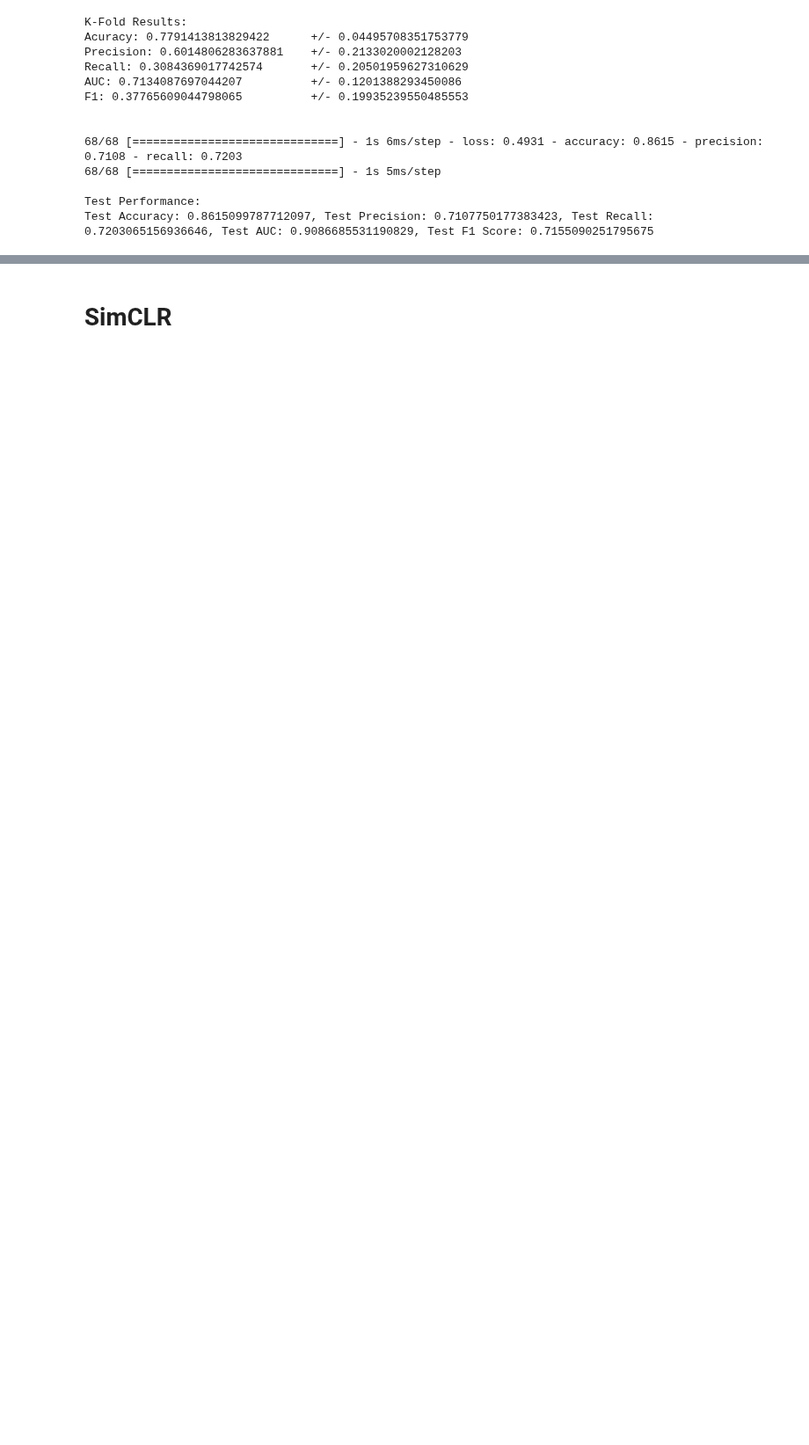
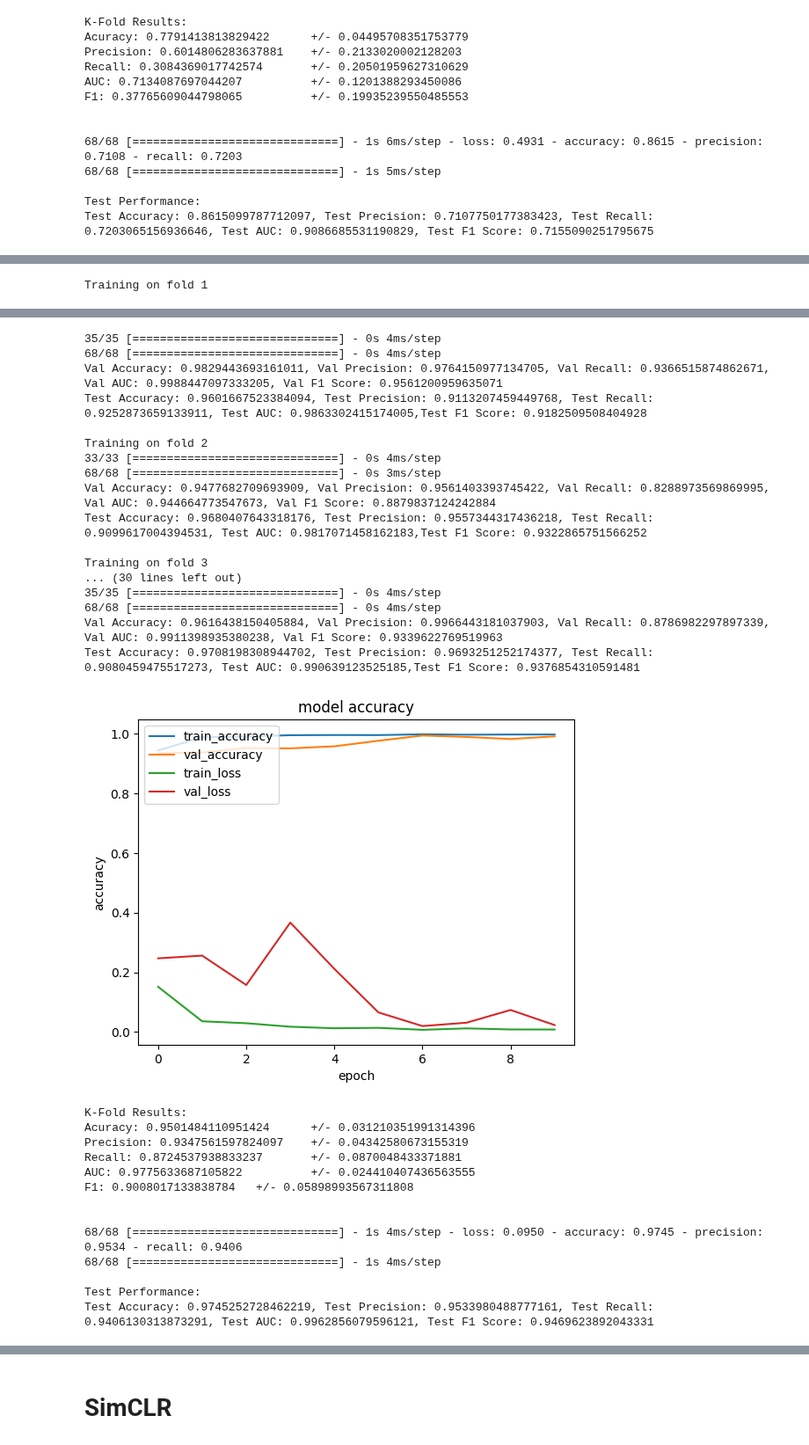
Before and after one commit to raaifhadadi/FYP, a Jupyter notebook: brugada_ssl_finetuning.ipynb, the cells around one changed output, grey strips where cells are left out. Shown at 88% size. Saved outputs shown, nothing was run; the diff lists cells and outputs as text; code cells hidden in the pictures; blank space fills up the shorter version.

```diff
--- a/brugada_ssl_finetuning.ipynb
+++ b/brugada_ssl_finetuning.ipynb
@@ -346,0 +349,5 @@ Test Accuracy: 0.8615099787712097, Test Precision: 0.7107750177383423, Test Reca
+# %%
+# No smote
+k_fold_finetune_resnet(8, X_train, Y_train, folds_train, X_train, Y_train, folds_train, freeze_layers=7,batch_size=32, epochs=10, weights_path='model-weights/resnet_feature_model_ptbxl_classifier.h5', learning_rate=0.001, num_classes=1, name="resnet10_no_smote_transfer.h5")
+# %% [output]
+Training on fold 1
@@ -346,0 +372,31 @@ Test Accuracy: 0.8615099787712097, Test Precision: 0.7107750177383423, Test Reca
+35/35 [==============================] - 0s 4ms/step
+68/68 [==============================] - 0s 4ms/step
+Val Accuracy: 0.9829443693161011, Val Precision: 0.9764150977134705, Val Recall: 0.9366515874862671, Val AUC: 0.9988447097333205, Val F1 Score: 0.9561200959635071
+Test Accuracy: 0.9601667523384094, Test Precision: 0.9113207459449768, Test Recall: 0.9252873659133911, Test AUC: 0.9863302415174005,Test F1 Score: 0.9182509508404928
+
+Training on fold 2
+33/33 [==============================] - 0s 4ms/step
+68/68 [==============================] - 0s 3ms/step
+Val Accuracy: 0.9477682709693909, Val Precision: 0.9561403393745422, Val Recall: 0.8288973569869995, Val AUC: 0.944664773547673, Val F1 Score: 0.8879837124242884
+Test Accuracy: 0.9680407643318176, Test Precision: 0.9557344317436218, Test Recall: 0.9099617004394531, Test AUC: 0.9817071458162183,Test F1 Score: 0.9322865751566252
+
+Training on fold 3
+... (30 lines left out)
+35/35 [==============================] - 0s 4ms/step
+68/68 [==============================] - 0s 4ms/step
+Val Accuracy: 0.9616438150405884, Val Precision: 0.9966443181037903, Val Recall: 0.8786982297897339, Val AUC: 0.9911398935380238, Val F1 Score: 0.9339622769519963
+Test Accuracy: 0.9708198308944702, Test Precision: 0.9693251252174377, Test Recall: 0.9080459475517273, Test AUC: 0.990639123525185,Test F1 Score: 0.9376854310591481
+[figure, added]
+K-Fold Results:
+Acuracy: 0.9501484110951424      +/- 0.031210351991314396
+Precision: 0.9347561597824097    +/- 0.04342580673155319
+Recall: 0.8724537938833237       +/- 0.0870048433371881
+AUC: 0.9775633687105822          +/- 0.024410407436563555
+F1: 0.9008017133838784   +/- 0.05898993567311808
+
+
+68/68 [==============================] - 1s 4ms/step - loss: 0.0950 - accuracy: 0.9745 - precision: 0.9534 - recall: 0.9406
+68/68 [==============================] - 1s 4ms/step
+
+Test Performance:
+Test Accuracy: 0.9745252728462219, Test Precision: 0.9533980488777161, Test Recall: 0.9406130313873291, Test AUC: 0.9962856079596121, Test F1 Score: 0.9469623892043331
```
Also changed, not shown: parts of 5 cells of this notebook, 1 other file.
